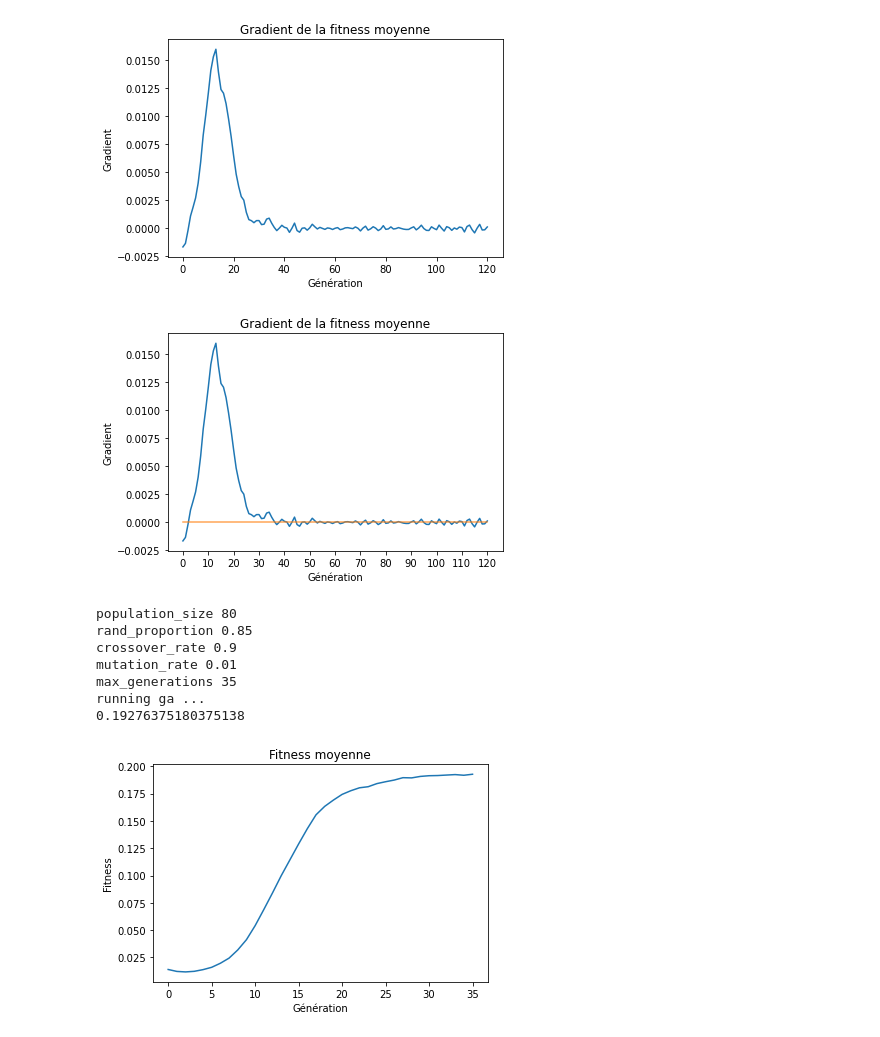
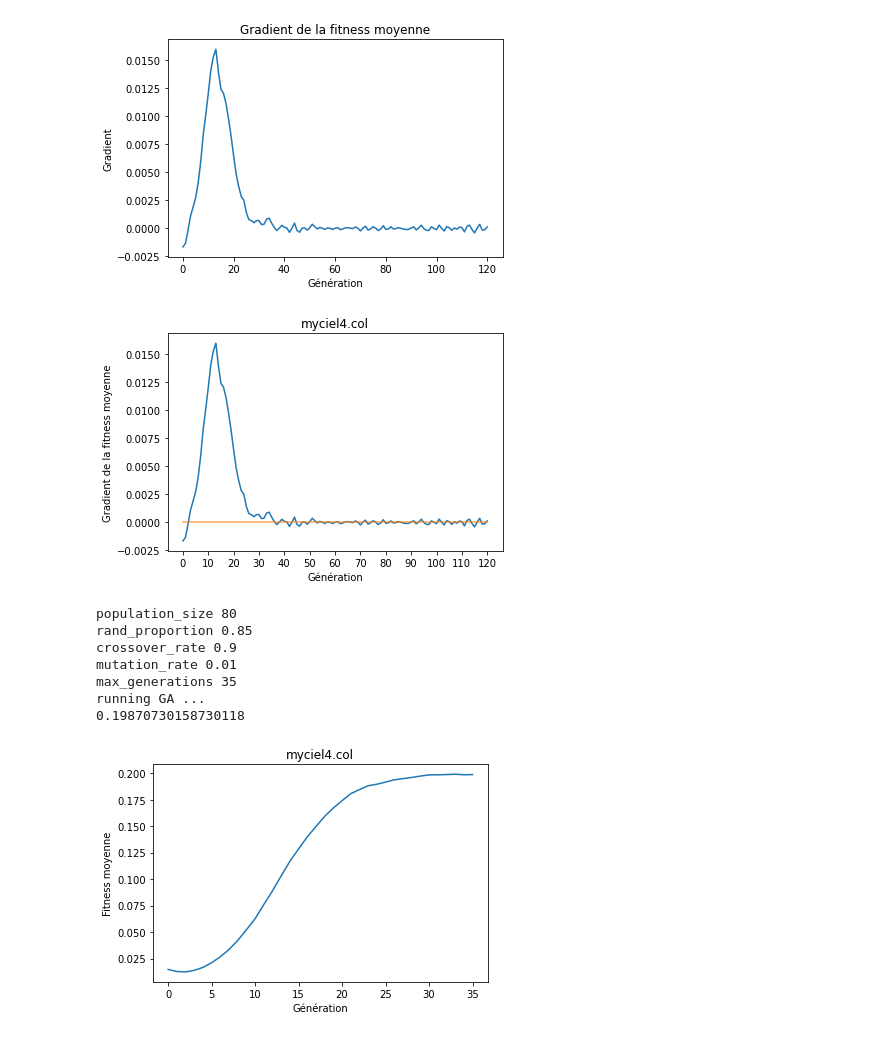
Before and after one commit to HubESI/Optim, a Jupyter notebook: ga_parameters_tuning.ipynb, the cells around one changed output. Cells and saved outputs as stored; diff of their text form; code cells hidden in the pictures.

Commit message:
regenerate saved results files to include parameters tested values
set figures title to the instance, object of the study, name
add code to reproduce figures (maybe to change ylabel or title)

```diff
--- a/ga_parameters_tuning.ipynb
+++ b/ga_parameters_tuning.ipynb
@@ -83,9 +116,9 @@ with open("ga_concepts/parameters/crossover_rates.npy", "rb") as f:
         total_nb_solutions = np.load(f)
         total_avgs_fitness = np.load(f)
         ax.plot(x, total_avgs_fitness, label=f"p_croisement={crossover_rate}")
-    ax.set_title("Fitness moyenne")
+    ax.set_title(instance)
     ax.set_xlabel("Génération")
-    ax.set_ylabel("Fitness")
+    ax.set_ylabel("Fitness moyenne")
     ax.legend()
-    fig.savefig("ga_concepts/parameters/crossover_rates_light.pdf", bbox_inches="tight")
+    fig.savefig("ga_concepts/parameters/crossover_rates_light_rep.pdf", bbox_inches="tight")
 # %% [output]
@@ -129,3 +161,20 @@ ax[0].legend()
 fig.savefig("ga_concepts/parameters/mutation_rates_tmp.pdf", bbox_inches="tight")
 # %% [output]
 [figure]
+# %%
+fig, ax = plt.subplots(1, 2, figsize=(7.5, 3.5), constrained_layout=True)
+with open("ga_concepts/parameters/mutation_rates.npy", "rb") as f:
+    mutation_rates = np.load(f)
+    for mutation_rate in mutation_rates:
+        total_nb_solutions = np.load(f)
+        total_avgs_fitness = np.load(f)
+        ax[1].plot(x, total_nb_solutions, label=f"p_mutation={mutation_rate}")
+        ax[0].plot(x, total_avgs_fitness, label=f"p_mutation={mutation_rate}")
+    ax[1].set_xlabel("Génération")
+    ax[1].set_ylabel("Nombre de solutions réalisables")
+    ax[1].legend()
+    ax[0].set_xlabel("Génération")
+    ax[0].set_ylabel("Fitness moyenne")
+    ax[0].legend()
+    fig.suptitle(instance)
+    fig.savefig("ga_concepts/parameters/mutation_rates_rep.pdf", bbox_inches="tight")
@@ -137,9 +188,9 @@ with open("ga_concepts/parameters/mutation_rates.npy", "rb") as f:
         total_nb_solutions = np.load(f)
         total_avgs_fitness = np.load(f)
         ax.plot(x, total_avgs_fitness, label=f"p_mutation={mutation_rate}")
-    ax.set_title("Fitness moyenne")
+    ax.set_title(instance)
     ax.set_xlabel("Génération")
-    ax.set_ylabel("Fitness")
+    ax.set_ylabel("Fitness moyenne")
     ax.legend()
-    fig.savefig("ga_concepts/parameters/mutation_rates_light.pdf", bbox_inches="tight")
+    fig.savefig("ga_concepts/parameters/mutation_rates_light_rep.pdf", bbox_inches="tight")
 # %% [output]
@@ -208,49 +273,50 @@ fig, ax = plt.subplots()
 with open("ga_concepts/parameters/max_generations_effect.npy", "rb") as f:
     avgs_fitness_gradient = np.load(f)
     ax.plot(x, avgs_fitness_gradient)
-    ax.set_title("Gradient de la fitness moyenne")
+    ax.set_title(instance)
     ax.set_xlabel("Génération")
-    ax.set_ylabel("Gradient")
+    ax.set_ylabel("Gradient de la fitness moyenne")
     ax.plot(x, np.zeros(max_generations + 1), alpha=0.7)
     ax.set_xticks(np.arange(0, max_generations+1, 10))
-    fig.savefig("ga_concepts/parameters/max_generations_effect_dec.pdf", bbox_inches="tight")
+    fig.savefig("ga_concepts/parameters/max_generations_effect_rep.pdf", bbox_inches="tight")
 # %% [output]
-[figure, old version]
+[figure, new version]
 # %%
 max_generations = 35
 # %%
 print("population_size", population_size)
 print("rand_proportion", rand_proportion)
 print("crossover_rate", crossover_rate)
 print("mutation_rate", mutation_rate)
 print("max_generations", max_generations)
-print("running ga ...")
+print("running GA ...")
 fig, ax = plt.subplots()
+x = np.arange(0, max_generations + 1)
 total_avgs_fitness = np.zeros(max_generations + 1)
 for _ in range(nb_runs):
     col = GA(
         g,
         population_size=population_size,
         rand_proportion=rand_proportion,
         crossover_rate=crossover_rate,
         mutation_rate=mutation_rate,
         max_generations=max_generations
     )
     gens_info, t = col.solve()
     total_avgs_fitness += np.array(gens_info[3])
 total_avgs_fitness /= nb_runs
 print(total_avgs_fitness[-1])
 ax.plot(x, total_avgs_fitness)
-ax.set_title("Fitness moyenne")
+ax.set_title(instance)
 ax.set_xlabel("Génération")
-ax.set_ylabel("Fitness")
+ax.set_ylabel("Fitness moyenne")
 fig.savefig(f"ga_concepts/parameters/parameters_in_action_tmp{total_avgs_fitness[-1]}.pdf", bbox_inches="tight")
 # %% [output]
 population_size 80
 rand_proportion 0.85
 crossover_rate 0.9
 mutation_rate 0.01
 max_generations 35
-running ga ...
-0.19276375180375138
+running GA ...
+0.19870730158730118
-[figure, old version]
+[figure, new version]
```
Also changed, not shown: parts of 12 cells of this notebook, 13 other files.
